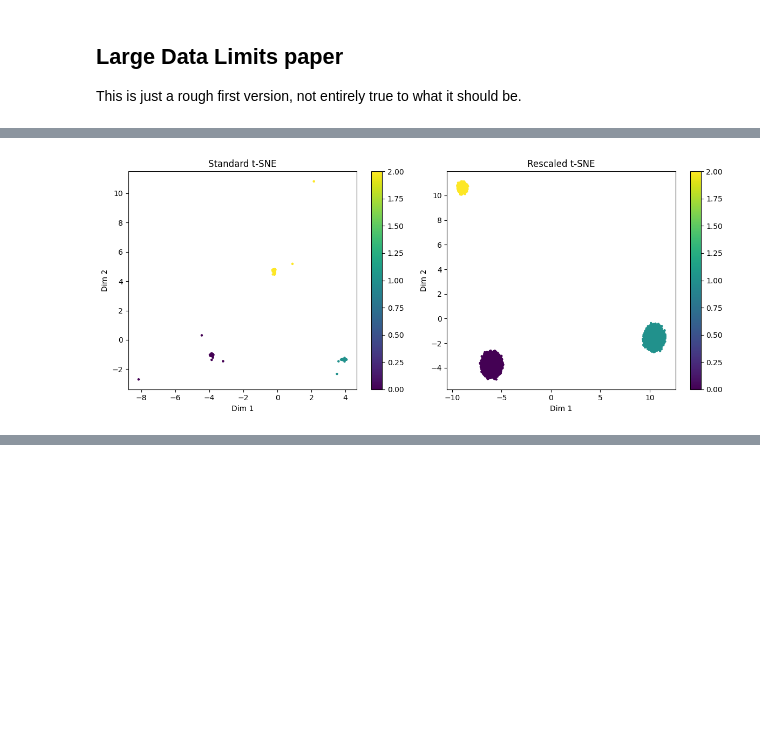
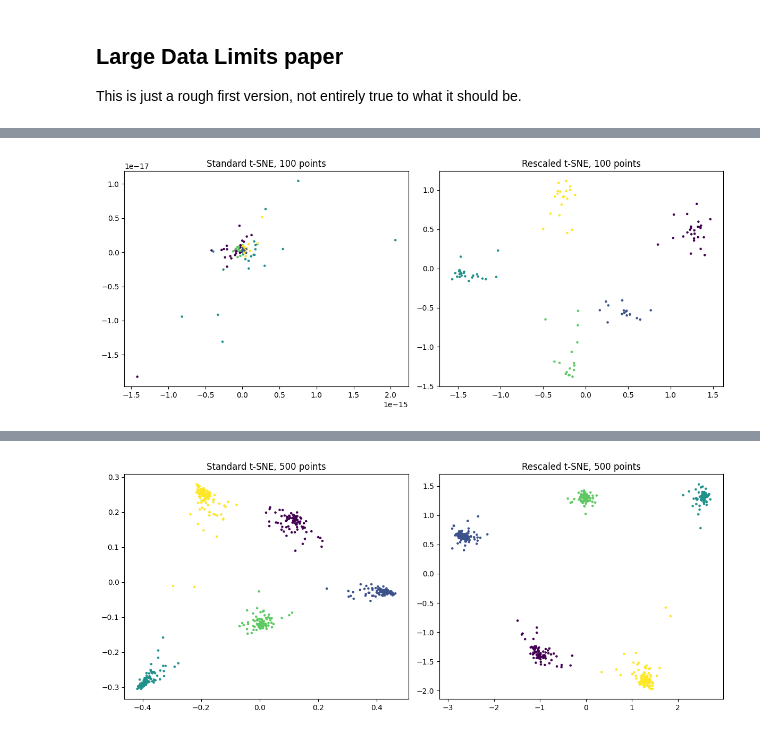
Before and after one commit to giSolve/thesis, a Jupyter notebook: code/large_data_rescaled_tsne.ipynb, the cells around one changed output, grey strips where cells are left out. Saved outputs shown, nothing was run; the diff lists cells and outputs as text; code cells hidden in the pictures; blank space fills up the shorter version.

Commit message:
updated version of large data limits notebook

```diff
--- a/code/large_data_rescaled_tsne.ipynb
+++ b/code/large_data_rescaled_tsne.ipynb
@@ -4,8 +9,4 @@ This is just a rough first version, not entirely true to what it should be.
 # %%
-import numpy as np
-import matplotlib.pyplot as plt
-from openTSNE import TSNE
-
 def run_rescaled_tsne(data, kappa=30, alpha=0.1):
     """
     Run t-SNE with a rescaled perplexity and exaggeration factor.
@@ -19,14 +20,15 @@ def run_rescaled_tsne(data, kappa=30, alpha=0.1):
       - embedding: 2D embedding from t-SNE.
     """
     n, d = data.shape
-    # Set h_n ~ n^(-1/d) (this is the bandwidth scaling from kernel density estimation)
-    h_n = n ** (-1/d)
+    # Note: b(=20 here) needs to be larger than 1/d
+    b = 20
+    h_n = n ** (-1/b)
     # Perplexity should be chosen to scale slowly with n.
     scaled_perplexity = kappa * (n ** alpha)
     # Early exaggeration factor: rescale the attractive term by 1/h_n^2.
     exaggeration = 1 / (h_n ** 2)
 
-    print(f"n = {n}, d = {d}")
+    print(f"n = {n}, d = {d}, b={b}")
     print(f"Computed h_n = {h_n:.4f}")
     print(f"Using perplexity = {scaled_perplexity:.2f} (base κ = {kappa}, exponent α = {alpha})")
     print(f"Using early exaggeration = {exaggeration:.2f}")
@@ -36,7 +38,7 @@ def run_rescaled_tsne(data, kappa=30, alpha=0.1):
         early_exaggeration_iter=250,
         exaggeration=exaggeration,
         initialization="pca",
-        n_jobs=4,
+        n_jobs=-1,
         random_state=42,
     )
     embedding = tsne.fit(data)
@@ -49,7 +51,7 @@ def create_synthetic_data(n_points=10000, n_features=50, n_clusters=5, cluster_s
     np.random.seed(42)
     data = []
     labels = []
-    centers = np.random.randn(n_clusters, n_features) * 5
+    centers = np.random.randn(n_clusters, n_features) * 0.7
     points_per_cluster = n_points // n_clusters
     for i in range(n_clusters):
         points = centers[i] + cluster_std * np.random.randn(points_per_cluster, n_features)
@@ -57,4 +59,6 @@ def create_synthetic_data(n_points=10000, n_features=50, n_clusters=5, cluster_s
         labels.append(np.full(points.shape[0], i))
     data = np.vstack(data)
     labels = np.concatenate(labels)
-    return data, labels
+
+    indices = np.random.permutation(n_points)
+    return data[indices], labels[indices]
@@ -103,45 +81,29 @@ Using early exaggeration = 1.45
 # %%
-# === Experiment 2: Standard vs. Rescaled t-SNE Comparison ===
+# Choose a fixed sample size
+# data_sizes = [100, 500, 1000, 5000, 10000, 30000]
+data_sizes = [100, 500, 1000, 5000]
+data_all, labels_all = create_synthetic_data(n_points=30000, n_features=50, n_clusters=5)
 
-def run_standard_tsne(data, perplexity=30, exaggeration=12):
-    """
-    Run standard t-SNE with fixed perplexity and exaggeration.
-    """
-    tsne = TSNE(
-        perplexity=perplexity,
-        early_exaggeration_iter=250,
-        exaggeration=exaggeration,
-        initialization="pca",
-        n_jobs=4,
-        random_state=42,
-    )
-    return tsne.fit(data)
+for n_fixed in data_sizes:
 
-# Choose a fixed sample size
-n_fixed = 5000
-data_subset = data_all[:n_fixed]
+    data_subset = data_all[:n_fixed]
 
-# Standard t-SNE (with constant perplexity and exaggeration)
-emb_standard = run_standard_tsne(data_subset, perplexity=30, exaggeration=12)
+    # Standard t-SNE (with constant perplexity and exaggeration)
+    emb_standard = run_standard_tsne(data_subset, perplexity=30, exaggeration=12)
 
-# Rescaled t-SNE (per our new model)
-emb_rescaled = run_rescaled_tsne(data_subset, kappa=30, alpha=0.1)
+    # Rescaled t-SNE (per our new model)
+    emb_rescaled = run_rescaled_tsne(data_subset, kappa=30, alpha=0.1)
 
-# Plot side-by-side
-plt.figure(figsize=(12, 5))
-plt.subplot(1, 2, 1)
-plt.scatter(emb_standard[:, 0], emb_standard[:, 1], c=labels_all[:n_fixed], cmap='viridis', s=5)
-plt.title("Standard t-SNE")
-plt.xlabel("Dim 1")
-plt.ylabel("Dim 2")
-plt.colorbar()
+    # Plot side-by-side
+    plt.figure(figsize=(12, 5))
+    plt.subplot(1, 2, 1)
+    plt.scatter(emb_standard[:, 0], emb_standard[:, 1], c=labels_all[:n_fixed], cmap='viridis', s=5)
+    plt.title(f"Standard t-SNE, {n_fixed} points")
 
-plt.subplot(1, 2, 2)
-plt.scatter(emb_rescaled[:, 0], emb_rescaled[:, 1], c=labels_all[:n_fixed], cmap='viridis', s=5)
-plt.title("Rescaled t-SNE")
-plt.xlabel("Dim 1")
-plt.ylabel("Dim 2")
-plt.colorbar()
-plt.tight_layout()
-plt.show()
+    plt.subplot(1, 2, 2)
+    plt.scatter(emb_rescaled[:, 0], emb_rescaled[:, 1], c=labels_all[:n_fixed], cmap='viridis', s=5)
+    plt.title(f"Rescaled t-SNE, {n_fixed} points")
+
+    plt.tight_layout()
+    plt.show()
 # %% [output]
@@ -152 +115 @@ Using early exaggeration = 1.41
-[figure, old version]
+[figure, new version]
@@ -152,0 +120 @@ Using early exaggeration = 1.41
+[figure, added]
```
Also changed, not shown: parts of 5 cells of this notebook.
